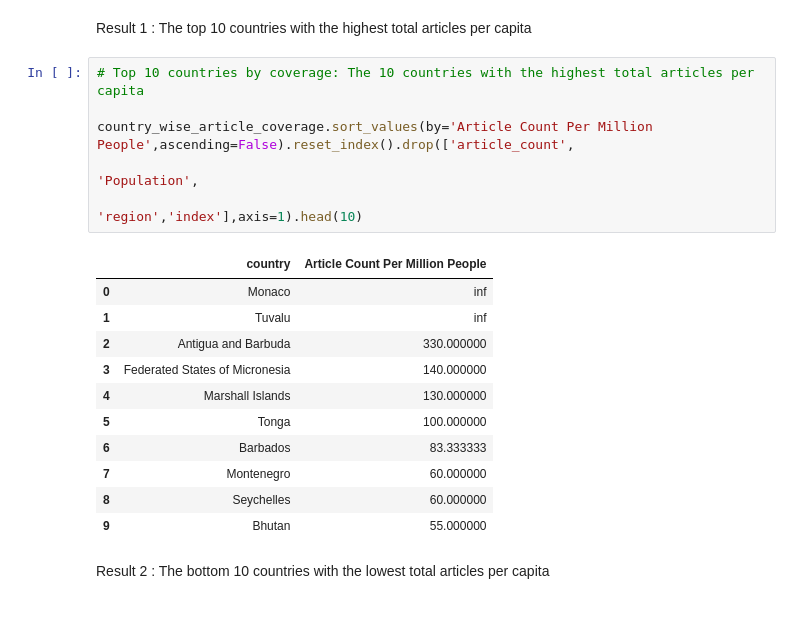
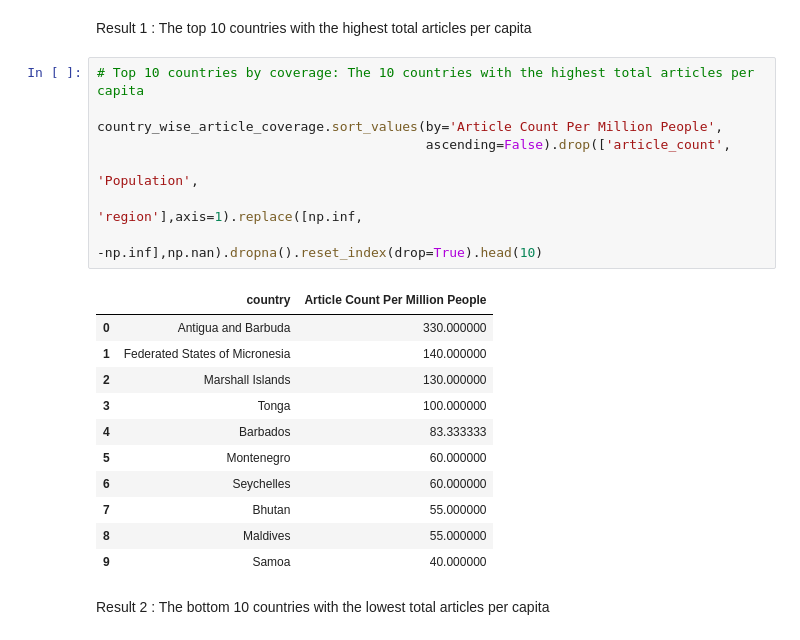
Before and after one commit to manya28/DATA-512-Assignments, a Jupyter notebook: data-512-homework_2/main-workflow.ipynb, the cells around one changed output. Cells and saved outputs as stored; diff of their text form.

```diff
--- a/data-512-homework_2/main-workflow.ipynb
+++ b/data-512-homework_2/main-workflow.ipynb
@@ -463,21 +463,23 @@ Result 1 : The top 10 countries with the highest total articles per capita
 # %%
 # Top 10 countries by coverage: The 10 countries with the highest total articles per capita
 
-country_wise_article_coverage.sort_values(by='Article Count Per Million People',ascending=False).reset_index().drop(['article_count',
-                                                                                                       'Population',
-                                                                                                       'region','index'],axis=1).head(10)
+country_wise_article_coverage.sort_values(by='Article Count Per Million People',
+                                          ascending=False).drop(['article_count',
+                                                                               'Population',
+                                                                                'region'],axis=1).replace([np.inf,
+                                                                                                           -np.inf],np.nan).dropna().reset_index(drop=True).head(10)
 # %% [output]
 |  | country | Article Count Per Million People |
-| 0 | Monaco | inf |
-| 1 | Tuvalu | inf |
-| 2 | Antigua and Barbuda | 330.000000 |
-| 3 | Federated States of Micronesia | 140.000000 |
-| 4 | Marshall Islands | 130.000000 |
-| 5 | Tonga | 100.000000 |
-| 6 | Barbados | 83.333333 |
-| 7 | Montenegro | 60.000000 |
-| 8 | Seychelles | 60.000000 |
-| 9 | Bhutan | 55.000000 |
+| 0 | Antigua and Barbuda | 330.000000 |
+| 1 | Federated States of Micronesia | 140.000000 |
+| 2 | Marshall Islands | 130.000000 |
+| 3 | Tonga | 100.000000 |
+| 4 | Barbados | 83.333333 |
+| 5 | Montenegro | 60.000000 |
+| 6 | Seychelles | 60.000000 |
+| 7 | Bhutan | 55.000000 |
+| 8 | Maldives | 55.000000 |
+| 9 | Samoa | 40.000000 |
 # %% [markdown]
 Result 2 : The bottom 10 countries with the lowest total articles per capita
 # %%
```
